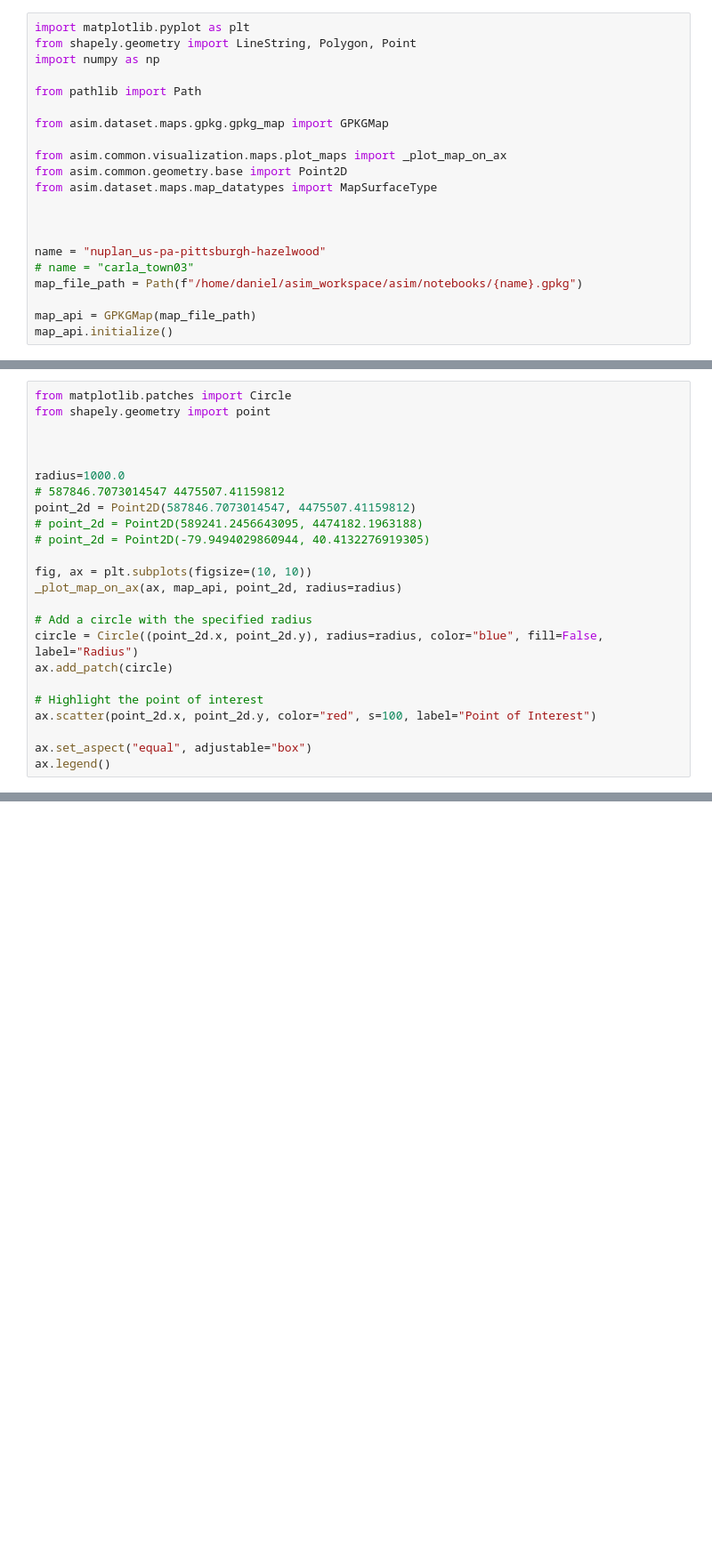
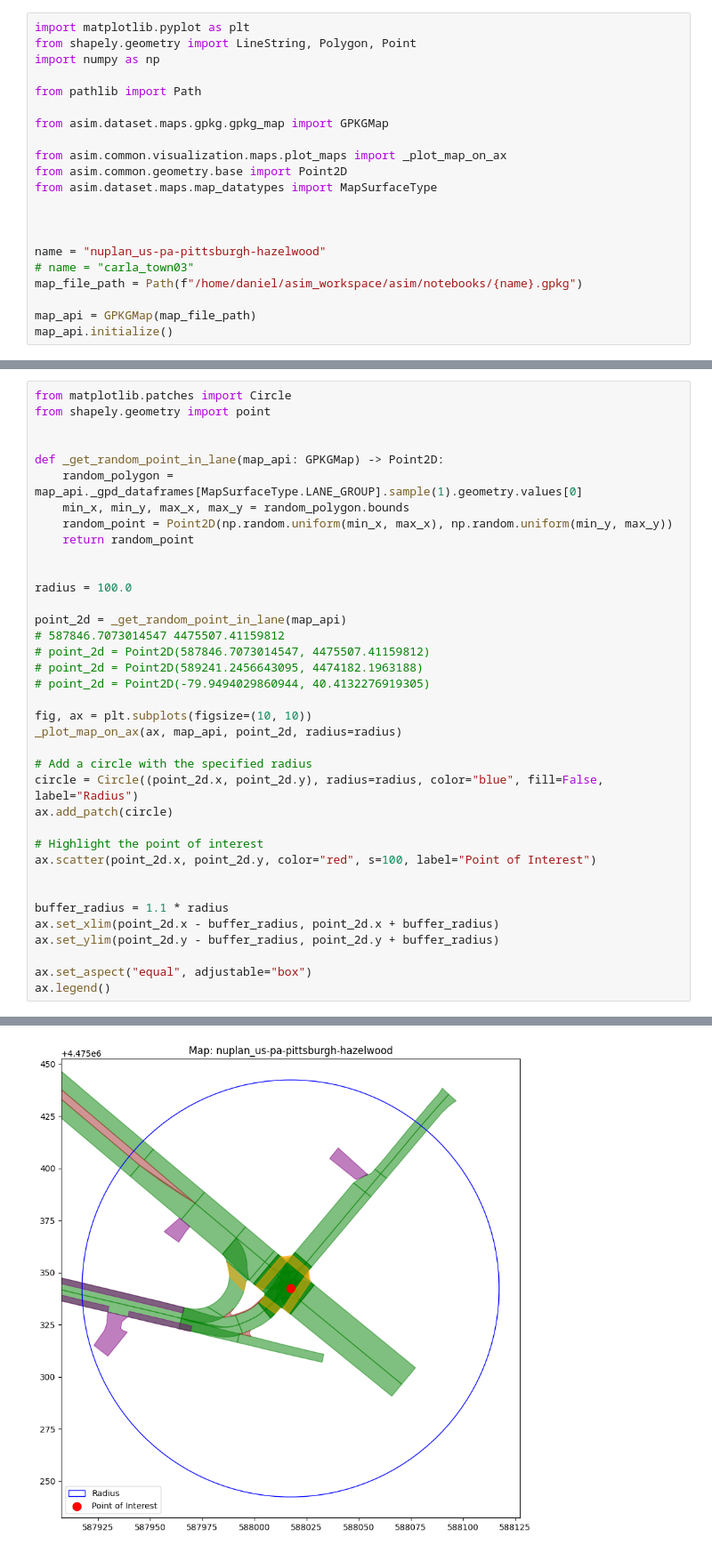
Before and after one commit to autonomousvision/py123d, a Jupyter notebook: notebooks/test_map_api.ipynb, the cells around one changed output, grey strips where cells are left out. Shown at 89% size. Drawn from its saved outputs; the diff is of its cells as text; blank space fills up the shorter version.

```diff
--- a/notebooks/test_map_api.ipynb
+++ b/notebooks/test_map_api.ipynb
@@ -26,10 +40,18 @@ from matplotlib.patches import Circle
 from shapely.geometry import point
 
 
+def _get_random_point_in_lane(map_api: GPKGMap) -> Point2D:
+    random_polygon = map_api._gpd_dataframes[MapSurfaceType.LANE_GROUP].sample(1).geometry.values[0]
+    min_x, min_y, max_x, max_y = random_polygon.bounds
+    random_point = Point2D(np.random.uniform(min_x, max_x), np.random.uniform(min_y, max_y))
+    return random_point
 
-radius=1000.0
+
+radius = 100.0
+
+point_2d = _get_random_point_in_lane(map_api)
 # 587846.7073014547 4475507.41159812
-point_2d = Point2D(587846.7073014547, 4475507.41159812)
+# point_2d = Point2D(587846.7073014547, 4475507.41159812)
 # point_2d = Point2D(589241.2456643095, 4474182.1963188)
 # point_2d = Point2D(-79.9494029860944, 40.4132276919305)
 
@@ -43,5 +65,11 @@ ax.add_patch(circle)
 # Highlight the point of interest
 ax.scatter(point_2d.x, point_2d.y, color="red", s=100, label="Point of Interest")
 
+
+buffer_radius = 1.1 * radius
+ax.set_xlim(point_2d.x - buffer_radius, point_2d.x + buffer_radius)
+ax.set_ylim(point_2d.y - buffer_radius, point_2d.y + buffer_radius)
+
 ax.set_aspect("equal", adjustable="box")
 ax.legend()
+# %% [output]
@@ -48,3 +77,4 @@ ax.legend()
+[figure, added]
 # %%
 fig, ax = plt.subplots(figsize=(10, 10))
 
```
Also changed, not shown: parts of 6 cells of this notebook, 6 other files.
